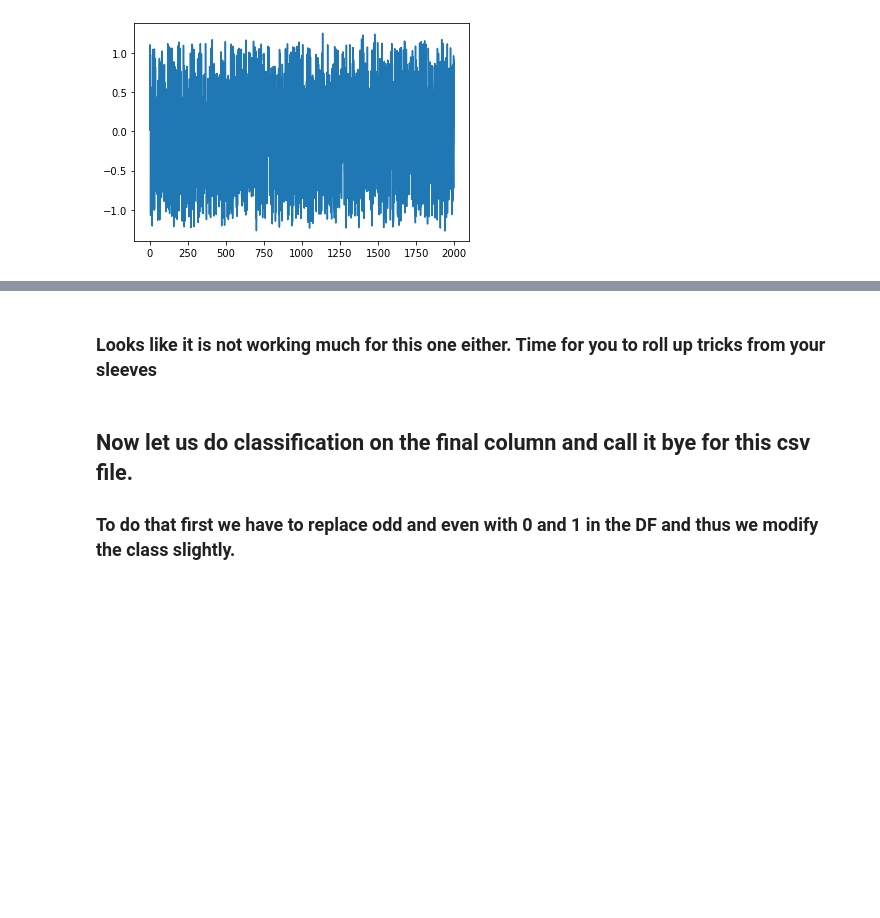
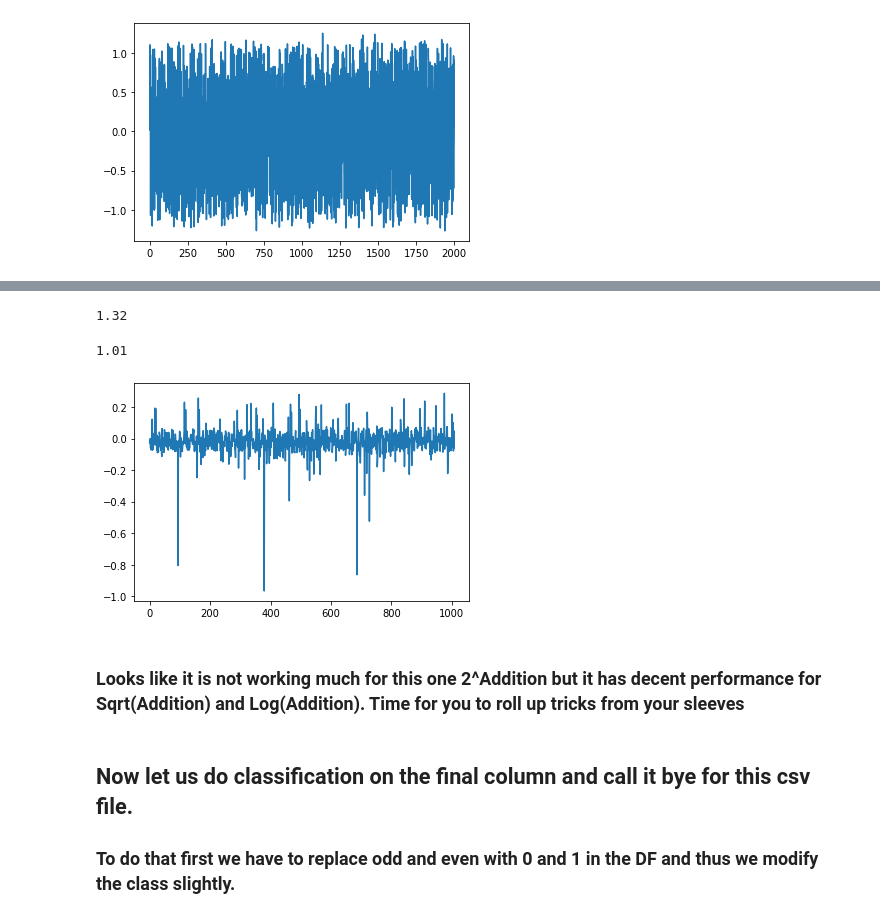
Before and after one commit to amit7urmc/Free-Data-Collections-for-students-beginning-to-learn-ML, a Jupyter notebook: ForTraining_0001.ipynb, the cells around one changed output, grey strips where cells are left out. Cells and saved outputs as stored; diff of their text form; code cells hidden in the pictures; blank space fills up the shorter version.

```diff
--- a/ForTraining_0001.ipynb
+++ b/ForTraining_0001.ipynb
@@ -367,0 +400,6 @@ TwoPowerTraining.PredictOneVal(A=2,B=3)
+# %%
+Master_DF_Copy = Master_DF[(Master_DF.A+Master_DF.B)>0.00]
+# Master_DF_Copy = Master_DF_Copy[Master_DF_Copy['Log(Addition)']!=1.00]
+Master_DF_Copy['Log(Addition)'] = pd.to_numeric(Master_DF_Copy['Log(Addition)'])
+LogTraining = Training_Tensorflow(Master_DF=Master_DF_Copy,OutputVector='Log(Addition)')
+LogTraining.TrainTheModel(DenseNodeSize=500, optimizer='adam',activation='selu', final_activation='selu',epochs=250)
@@ -368,5 +429,18 @@ TwoPowerTraining.PredictOneVal(A=2,B=3)
+# %%
+LogTraining.PredictOneVal(A=10,B=10)
+# %% [output]
+1.32
+# %%
+LogTraining.PredictOneVal(A=4,B=6)
+# %% [output]
+1.01
+# %%
+LogTraining.PredictTheResult()
+LogTraining.PlotThePredicted_DF()
+# %% [output]
+[figure, added]
 # %% [markdown]
-### Looks like it is not working much for this one either. Time for you to roll up tricks from your sleeves
+### Looks like it is not working much for this one 2^Addition but it has decent performance for Sqrt(Addition) and Log(Addition). Time for you to roll up tricks from your sleeves
 # %% [markdown]
 ## Now let us do classification on the final column and call it bye for this csv file.
 ### To do that first we have to replace odd and even with 0 and 1 in the DF and thus we modify the class slightly.
```
Also changed, not shown: parts of 23 cells of this notebook.
